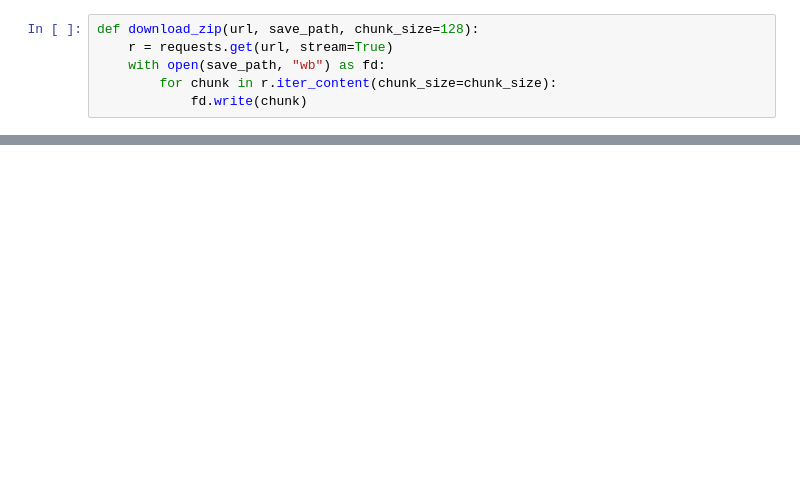
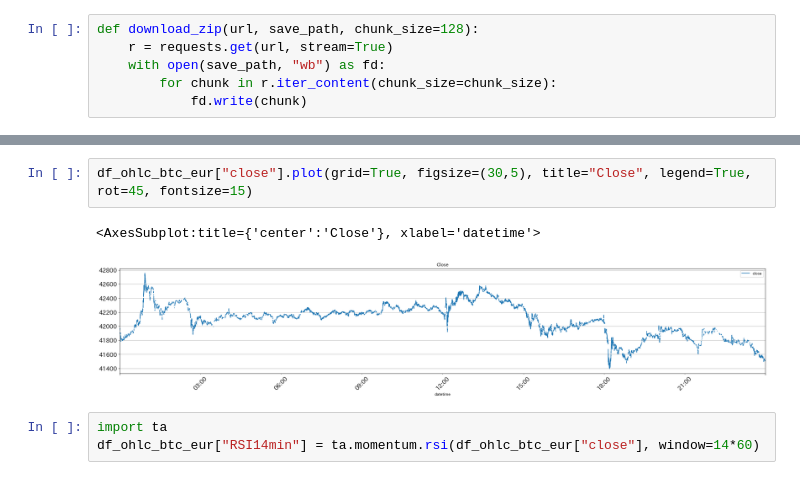
Before and after one commit to fin-py/botter4visualization, a Jupyter notebook: source/static_plots.ipynb, the cells around one changed output, grey strips where cells are left out. Saved outputs shown, nothing was run; the diff lists cells and outputs as text; blank space fills up the shorter version.

```diff
--- a/source/static_plots.ipynb
+++ b/source/static_plots.ipynb
@@ -73,0 +146,8 @@ DOWNLOADING https://api.cryptochassis.com/v1, binance, btc-eur, 2022-04-02 TO /t
+# %%
+df_ohlc_btc_eur["close"].plot(grid=True, figsize=(30,5), title="Close", legend=True, rot=45, fontsize=15)
+# %% [output]
+<AxesSubplot:title={'center':'Close'}, xlabel='datetime'>
+[figure, added]
+# %%
+import ta
+df_ohlc_btc_eur["RSI14min"] = ta.momentum.rsi(df_ohlc_btc_eur["close"], window=14*60)
```
Also changed, not shown: parts of 30 cells of this notebook.
